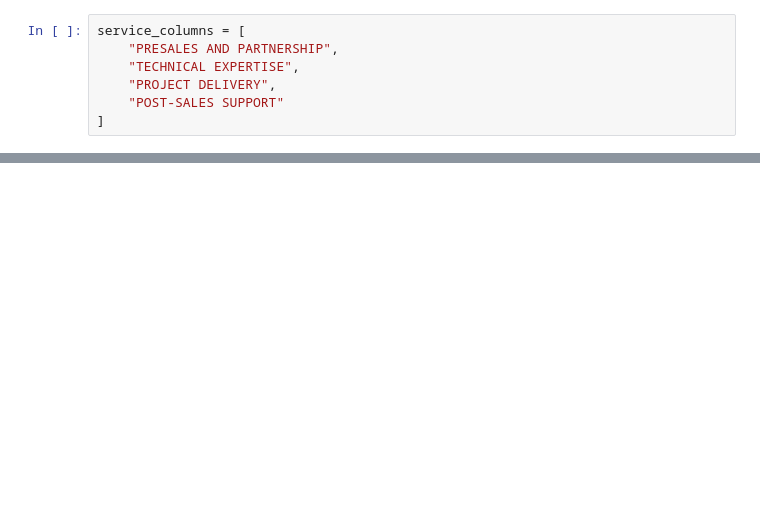
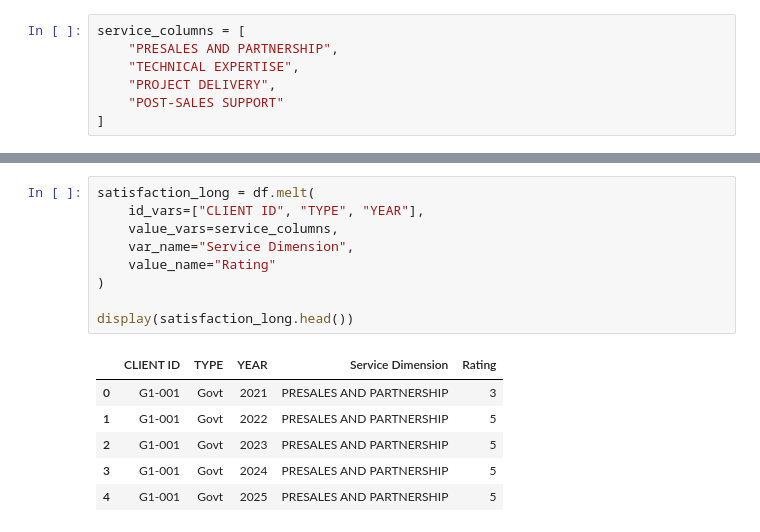
Before and after one commit to noodlebatteries124/DAVI-CA2, a Jupyter notebook: kaydengraphs.ipynb, the cells around one changed output, grey strips where cells are left out. Cells and saved outputs as stored; diff of their text form; blank space fills up the shorter version.

```diff
--- a/kaydengraphs.ipynb
+++ b/kaydengraphs.ipynb
@@ -42,0 +468,16 @@ display(type_summary)
+# %%
+satisfaction_long = df.melt(
+    id_vars=["CLIENT ID", "TYPE", "YEAR"],
+    value_vars=service_columns,
+    var_name="Service Dimension",
+    value_name="Rating"
+)
+
+display(satisfaction_long.head())
+# %% [output]
+|  | CLIENT ID | TYPE | YEAR | Service Dimension | Rating |
+| 0 | G1-001 | Govt | 2021 | PRESALES AND PARTNERSHIP | 3 |
+| 1 | G1-001 | Govt | 2022 | PRESALES AND PARTNERSHIP | 5 |
+| 2 | G1-001 | Govt | 2023 | PRESALES AND PARTNERSHIP | 5 |
+| 3 | G1-001 | Govt | 2024 | PRESALES AND PARTNERSHIP | 5 |
+| 4 | G1-001 | Govt | 2025 | PRESALES AND PARTNERSHIP | 5 |
```
Also changed, not shown: parts of 27 cells of this notebook.
